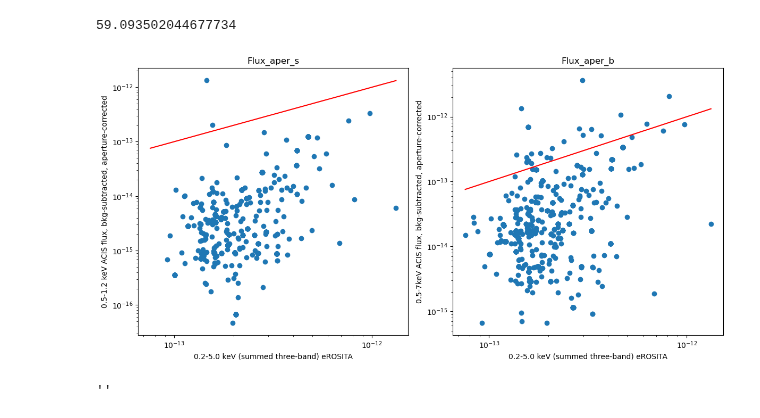
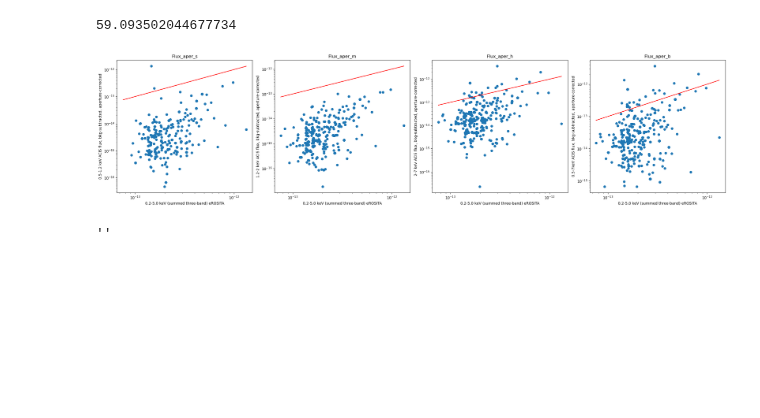
Before and after one commit to kciurleo/AGN, a Jupyter notebook: unorganized/eROSITA_stuff.ipynb, the cells around one changed output. Saved outputs shown, nothing was run; the diff lists cells and outputs as text; code cells hidden in the pictures; blank space fills up the shorter version.

Commit message:
erosita flux fiddling

```diff
--- a/unorganized/eROSITA_stuff.ipynb
+++ b/unorganized/eROSITA_stuff.ipynb
@@ -17,35 +17,58 @@ np.min(full_data['Exposure_02e'])
 59.093502044677734
 # %%
 #plotting sum of eROSITA flux vs CSC flux; below the line is below the threshold
-fig, (ax1, ax2) = plt.subplots(1, 2, figsize=(12, 6))
+fig, (ax1, ax2, ax3, ax4) = plt.subplots(1, 4, figsize=(24, 6))
 
 #flux_aper_s, underestimate
 ax1.scatter(full_data['UL_B_02e'], full_data['flux_aper_s'])
 #y=x line
 ax1.plot(np.linspace(np.min(full_data['UL_B_02e']), np.max(full_data['UL_B_02e'])),
          np.linspace(np.min(full_data['UL_B_02e']), np.max(full_data['UL_B_02e'])), color='red')
 ax1.set_xscale('log')
 ax1.set_yscale('log')
 ax1.set_xlabel('0.2-5.0 keV (summed three-band) eROSITA')
 ax1.set_ylabel('0.5-1.2 keV ACIS flux, bkg-subtracted, aperture-corrected')
 ax1.set_title('Flux_aper_s')
 
-#flux_aper_b, overestimate
-ax2.scatter(full_data['UL_B_02e'], full_data['flux_aper_b'])
+
+#flux_aper_m, underestimate
+ax2.scatter(full_data['UL_B_02e'], full_data['flux_aper_m'])
 #y=x line
 ax2.plot(np.linspace(np.min(full_data['UL_B_02e']), np.max(full_data['UL_B_02e'])),
          np.linspace(np.min(full_data['UL_B_02e']), np.max(full_data['UL_B_02e'])), color='red')
 ax2.set_xscale('log')
 ax2.set_yscale('log')
 ax2.set_xlabel('0.2-5.0 keV (summed three-band) eROSITA')
-ax2.set_ylabel('0.5-7keV ACIS flux, bkg-subtracted, aperture-corrected')
-ax2.set_title('Flux_aper_b')
+ax2.set_ylabel('1.2-2 keV ACIS flux, bkg-subtracted, aperture-corrected')
+ax2.set_title('Flux_aper_m')
+
+#flux_aper_h, underestimate
+ax3.scatter(full_data['UL_B_02e'], full_data['flux_aper_h'])
+#y=x line
+ax3.plot(np.linspace(np.min(full_data['UL_B_02e']), np.max(full_data['UL_B_02e'])),
+         np.linspace(np.min(full_data['UL_B_02e']), np.max(full_data['UL_B_02e'])), color='red')
+ax3.set_xscale('log')
+ax3.set_yscale('log')
+ax3.set_xlabel('0.2-5.0 keV (summed three-band) eROSITA')
+ax3.set_ylabel('2-7 keV ACIS flux, bkg-subtracted, aperture-corrected')
+ax3.set_title('Flux_aper_h')
+
+#flux_aper_b, overestimate
+ax4.scatter(full_data['UL_B_02e'], full_data['flux_aper_b'])
+#y=x line
+ax4.plot(np.linspace(np.min(full_data['UL_B_02e']), np.max(full_data['UL_B_02e'])),
+         np.linspace(np.min(full_data['UL_B_02e']), np.max(full_data['UL_B_02e'])), color='red')
+ax4.set_xscale('log')
+ax4.set_yscale('log')
+ax4.set_xlabel('0.2-5.0 keV (summed three-band) eROSITA')
+ax4.set_ylabel('0.5-7keV ACIS flux, bkg-subtracted, aperture-corrected')
+ax4.set_title('Flux_aper_b')
 
 # Adjust layout and display the plot
 plt.tight_layout()
 plt.show()
 # %% [output]
-[figure, old version]
+[figure, new version]
 # %%
 '''
 Chandra fluxes, erg cm-2 s−1
```
